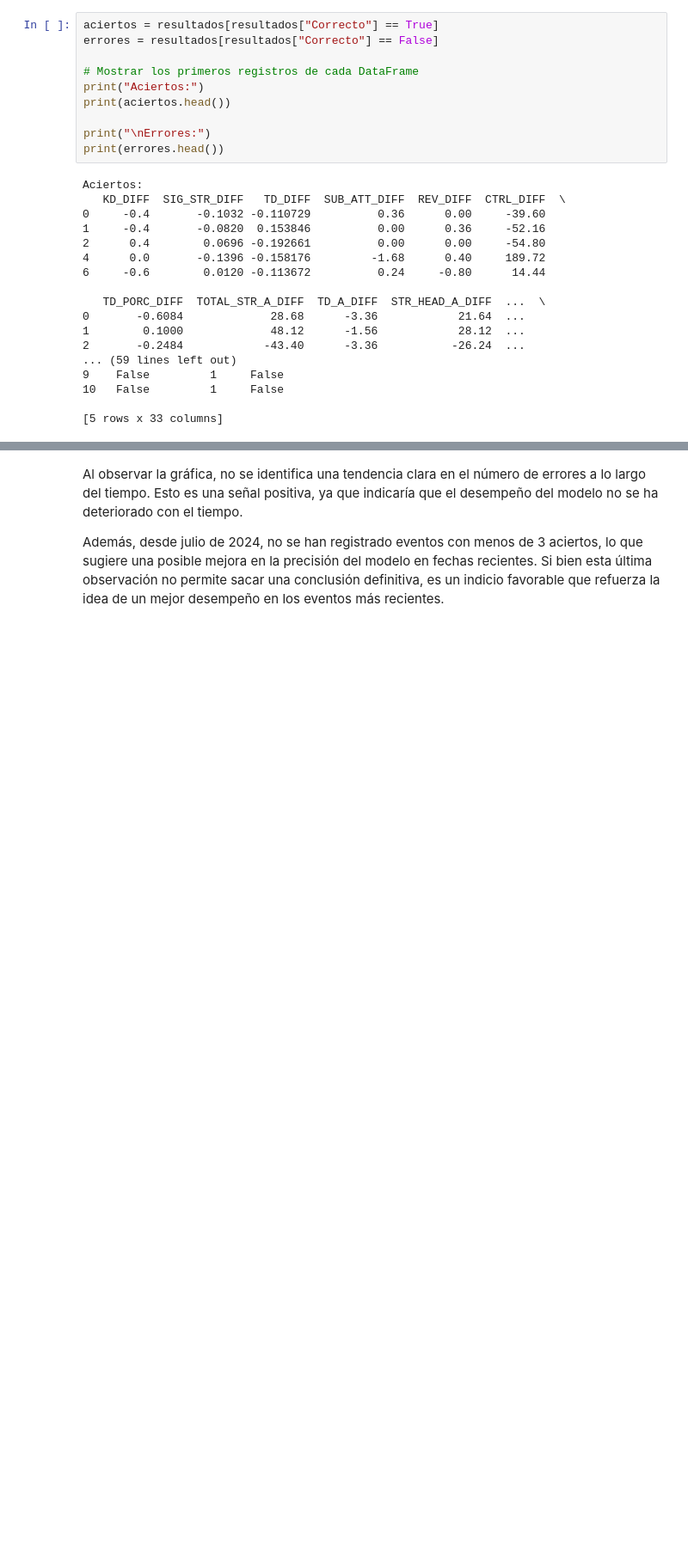
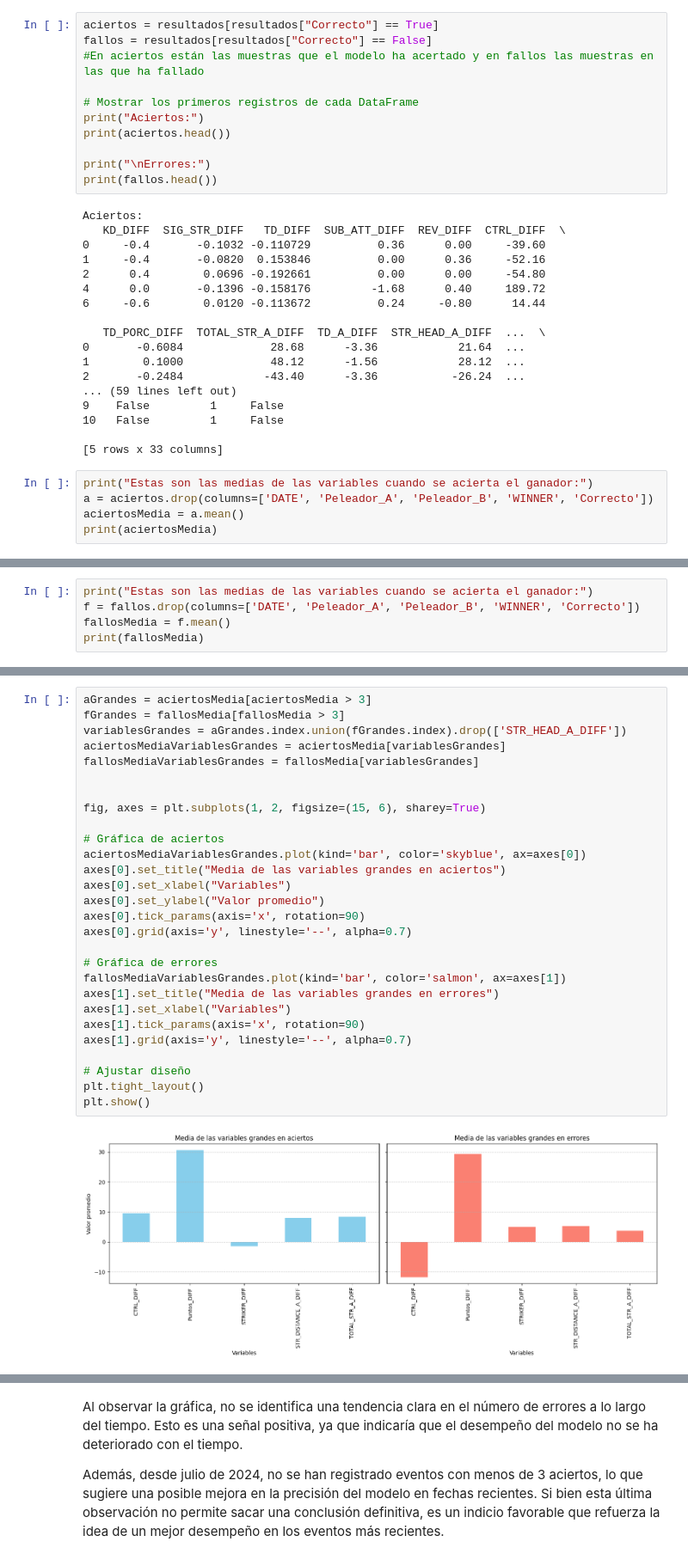
Before and after one commit to UCM-GIDIA-PD1/c2425-R4, a Jupyter notebook: src/evaluacion/P2/evaluacion_P2.ipynb, the cells around one changed output, grey strips where cells are left out. Shown: that part at 86% size. Drawn from its saved outputs; the diff is of its cells as text; blank space fills up the shorter version.

Commit message:
He hecho un análisis de las variables que más varian dependiendo lo que predice el modelo
He identificado cuales son estas variables, falta hacer un estudio de ellas

```diff
--- a/src/evaluacion/P2/evaluacion_P2.ipynb
+++ b/src/evaluacion/P2/evaluacion_P2.ipynb
@@ -691,14 +689,15 @@ Resultados:
 Ahora divido el dataframe entre las muestras que se aciertan y las que no
 # %%
 aciertos = resultados[resultados["Correcto"] == True]
-errores = resultados[resultados["Correcto"] == False]
+fallos = resultados[resultados["Correcto"] == False]
+#En aciertos están las muestras que el modelo ha acertado y en fallos las muestras en las que ha fallado
 
 # Mostrar los primeros registros de cada DataFrame
 print("Aciertos:")
 print(aciertos.head())
 
 print("\nErrores:")
-print(errores.head())
+print(fallos.head())
 # %% [output]
 Aciertos:
    KD_DIFF  SIG_STR_DIFF   TD_DIFF  SUB_ATT_DIFF  REV_DIFF  CTRL_DIFF  \
@@ -717,3 +716,8 @@ Aciertos:
 10   False         1     False
 
 [5 rows x 33 columns]
+# %%
+print("Estas son las medias de las variables cuando se acierta el ganador:")
+a = aciertos.drop(columns=['DATE', 'Peleador_A', 'Peleador_B', 'WINNER', 'Correcto'])
+aciertosMedia = a.mean()
+print(aciertosMedia)
@@ -719,0 +742,5 @@ Aciertos:
+# %%
+print("Estas son las medias de las variables cuando se acierta el ganador:")
+f = fallos.drop(columns=['DATE', 'Peleador_A', 'Peleador_B', 'WINNER', 'Correcto'])
+fallosMedia = f.mean()
+print(fallosMedia)
@@ -719,0 +767,30 @@ Aciertos:
+# %%
+aGrandes = aciertosMedia[aciertosMedia > 3]
+fGrandes = fallosMedia[fallosMedia > 3]
+variablesGrandes = aGrandes.index.union(fGrandes.index).drop(['STR_HEAD_A_DIFF'])
+aciertosMediaVariablesGrandes = aciertosMedia[variablesGrandes]
+fallosMediaVariablesGrandes = fallosMedia[variablesGrandes]
+
+
+fig, axes = plt.subplots(1, 2, figsize=(15, 6), sharey=True)
+
+# Gráfica de aciertos
+aciertosMediaVariablesGrandes.plot(kind='bar', color='skyblue', ax=axes[0])
+axes[0].set_title("Media de las variables grandes en aciertos")
+axes[0].set_xlabel("Variables")
+axes[0].set_ylabel("Valor promedio")
+axes[0].tick_params(axis='x', rotation=90)
+axes[0].grid(axis='y', linestyle='--', alpha=0.7)
+
+# Gráfica de errores
+fallosMediaVariablesGrandes.plot(kind='bar', color='salmon', ax=axes[1])
+axes[1].set_title("Media de las variables grandes en errores")
+axes[1].set_xlabel("Variables")
+axes[1].tick_params(axis='x', rotation=90)
+axes[1].grid(axis='y', linestyle='--', alpha=0.7)
+
+# Ajustar diseño
+plt.tight_layout()
+plt.show()
+# %% [output]
+[figure, added]
```
Also changed, not shown: parts of 22 cells of this notebook.
